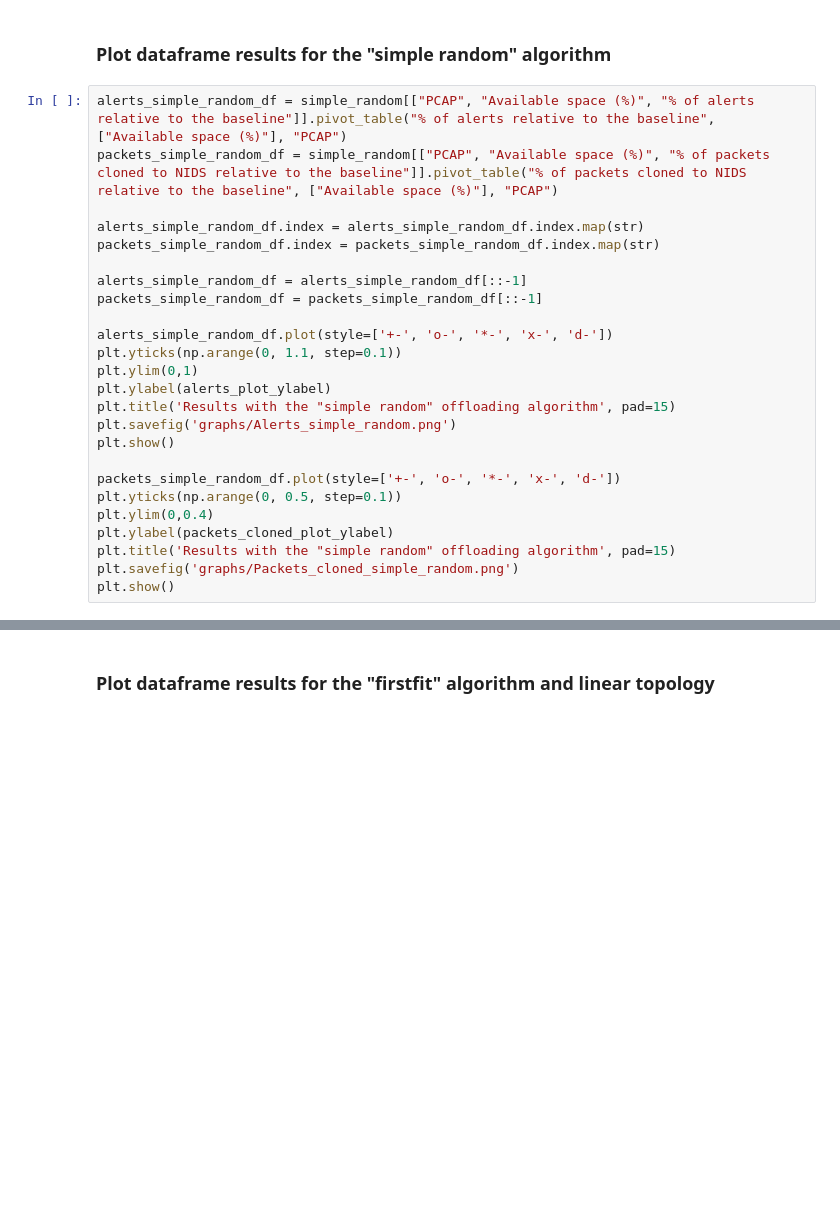
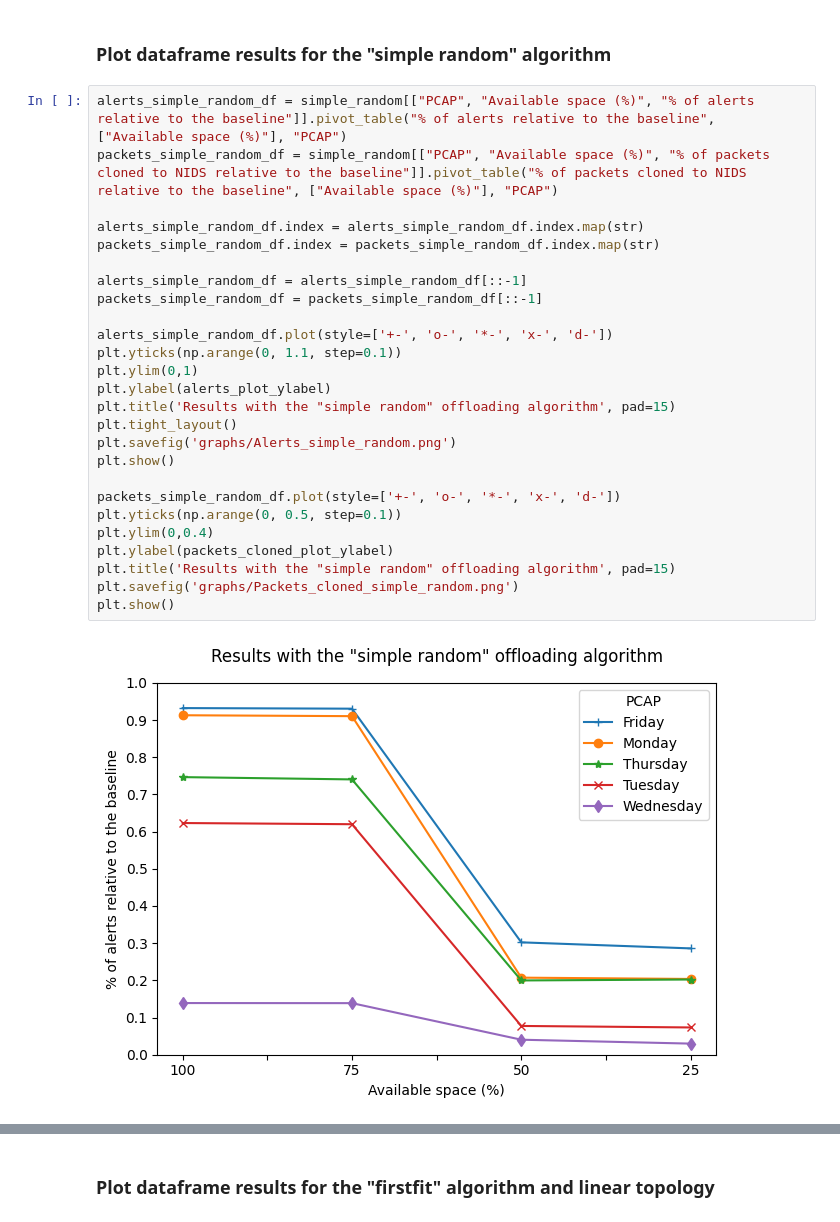
Before and after one commit to HenriqueBBrum/Network-Wide-Rule-Orchestrator, a Jupyter notebook: testing/final_evaluation/final_evaluation_plots.ipynb, the cells around one changed output, grey strips where cells are left out. Cells and saved outputs as stored; diff of their text form; blank space fills up the shorter version.

```diff
--- a/testing/final_evaluation/final_evaluation_plots.ipynb
+++ b/testing/final_evaluation/final_evaluation_plots.ipynb
@@ -229,25 +231,28 @@ plt.show()
 # %%
 alerts_simple_random_df = simple_random[["PCAP", "Available space (%)", "% of alerts relative to the baseline"]].pivot_table("% of alerts relative to the baseline", ["Available space (%)"], "PCAP")
 packets_simple_random_df = simple_random[["PCAP", "Available space (%)", "% of packets cloned to NIDS relative to the baseline"]].pivot_table("% of packets cloned to NIDS relative to the baseline", ["Available space (%)"], "PCAP")
 
 alerts_simple_random_df.index = alerts_simple_random_df.index.map(str)
 packets_simple_random_df.index = packets_simple_random_df.index.map(str)
 
 alerts_simple_random_df = alerts_simple_random_df[::-1]
 packets_simple_random_df = packets_simple_random_df[::-1]
 
 alerts_simple_random_df.plot(style=['+-', 'o-', '*-', 'x-', 'd-'])
 plt.yticks(np.arange(0, 1.1, step=0.1))
 plt.ylim(0,1)
 plt.ylabel(alerts_plot_ylabel)
 plt.title('Results with the "simple random" offloading algorithm', pad=15)
+plt.tight_layout()
 plt.savefig('graphs/Alerts_simple_random.png')
 plt.show()
 
 packets_simple_random_df.plot(style=['+-', 'o-', '*-', 'x-', 'd-'])
 plt.yticks(np.arange(0, 0.5, step=0.1))
 plt.ylim(0,0.4)
 plt.ylabel(packets_cloned_plot_ylabel)
 plt.title('Results with the "simple random" offloading algorithm', pad=15)
 plt.savefig('graphs/Packets_cloned_simple_random.png')
 plt.show()
+# %% [output]
+[figure, added]
```
Also changed, not shown: parts of 11 cells of this notebook, 10 other files.
